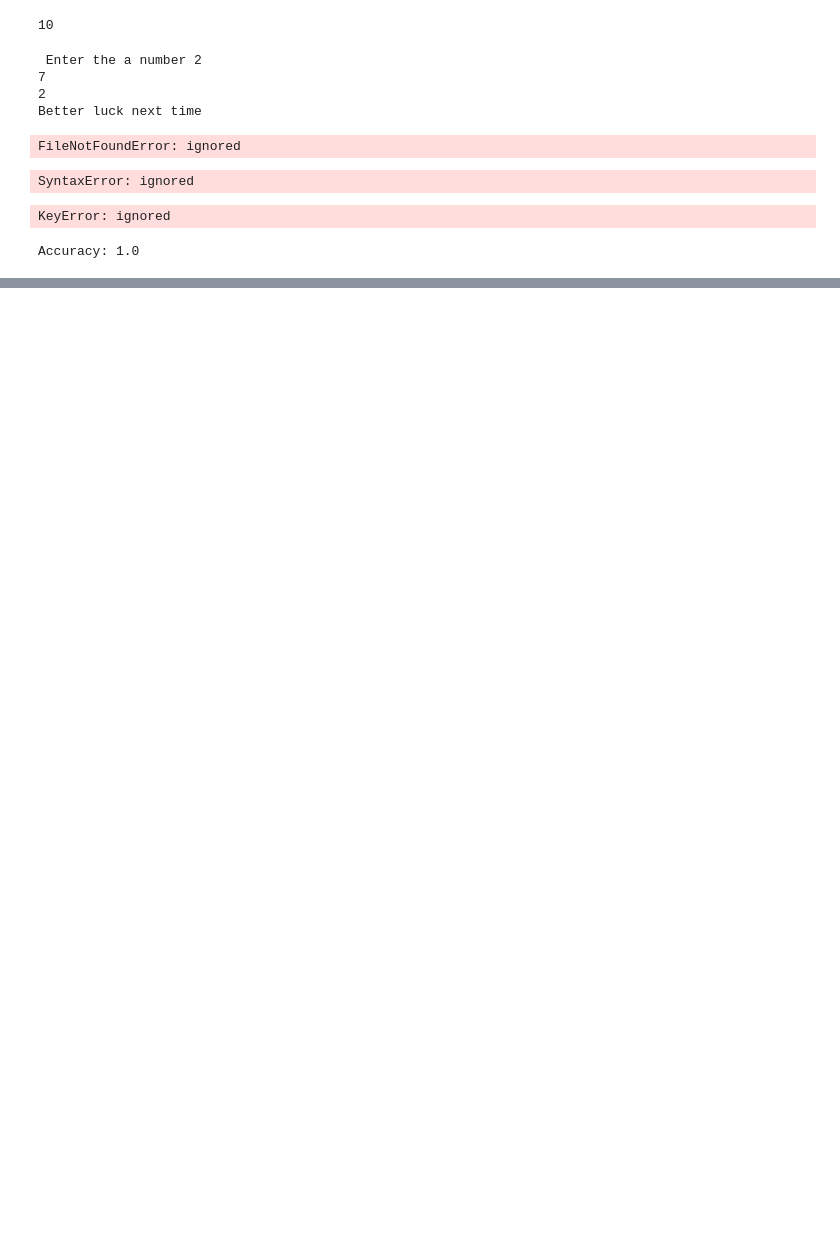
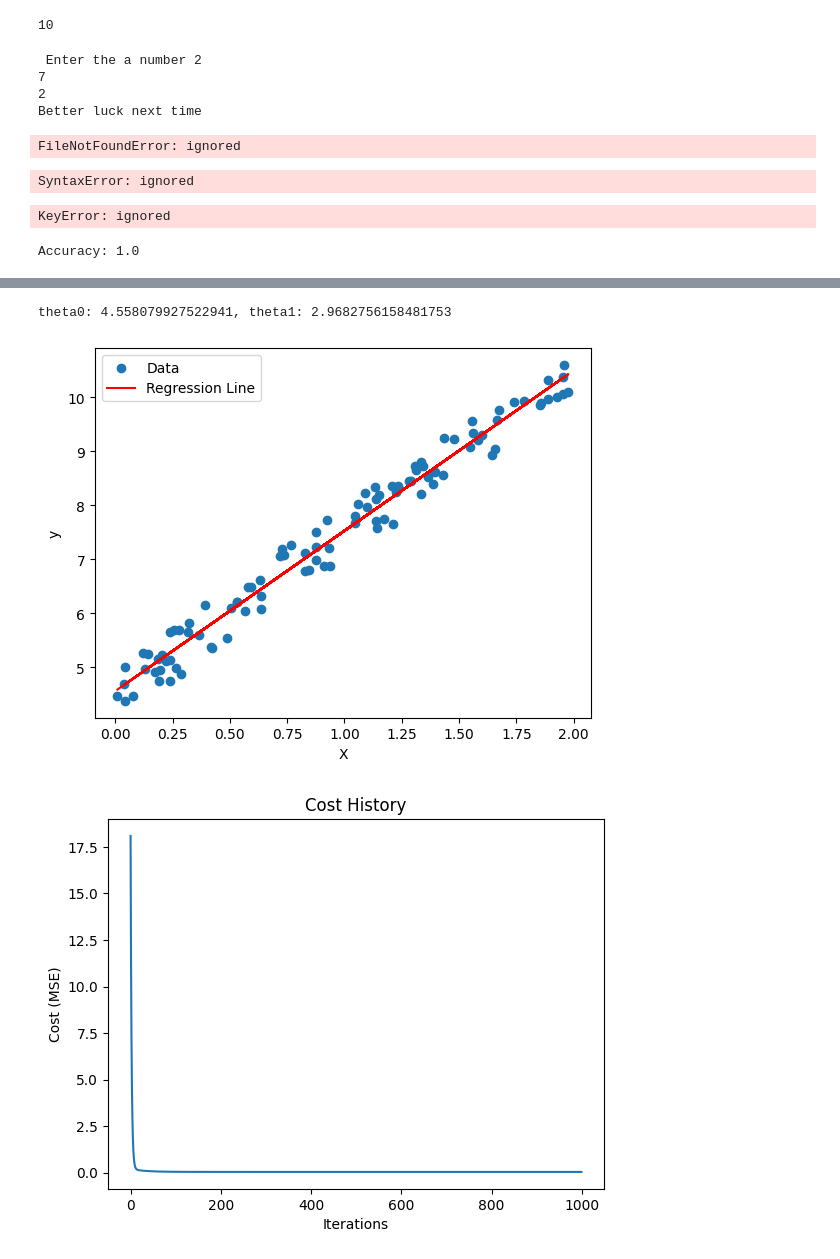
Before and after one commit to faheemdehalvi/dsa, a Jupyter notebook: first.ipynb, the cells around one changed output, grey strips where cells are left out. Saved outputs shown, nothing was run; the diff lists cells and outputs as text; code cells hidden in the pictures; blank space fills up the shorter version.

```diff
--- a/first.ipynb
+++ b/first.ipynb
@@ -687,0 +823,69 @@ plt.show()
+# %%
+import numpy as np
+import matplotlib.pyplot as plt
+
+# Generate a sample dataset
+np.random.seed(0)
+X = 2 * np.random.rand(100, 1)
+y = 4 + 3 * X + np.random.rand(100, 1)
+
+# Define the hypothesis function
+def hypothesis(theta0, theta1, x):
+    return theta0 + theta1 * x
+
+# Define the cost function (Mean Squared Error)
+def cost_function(theta0, theta1, X, y):
+    m = len(y)
+    predictions = hypothesis(theta0, theta1, X)
+    cost = (1 / (2 * m)) * np.sum((predictions - y) ** 2)
+    return cost
+
+# Define the gradient descent function
+def gradient_descent(theta0, theta1, X, y, alpha, num_iterations):
+    m = len(y)
+    cost_history = []
+
+    for _ in range(num_iterations):
+        predictions = hypothesis(theta0, theta1, X)
+        error0 = np.sum(predictions - y)
+        error1 = np.sum((predictions - y) * X)
+        theta0 -= (alpha / m) * error0
+        theta1 -= (alpha / m) * error1
+        cost = cost_function(theta0, theta1, X, y)
+        cost_history.append(cost)
+
+    return theta0, theta1, cost_history
+
+# Initialize parameters
+theta0 = 0
+theta1 = 0
+learning_rate = 0.1
+iterations = 1000
+
+# Perform gradient descent
+theta0, theta1, cost_history = gradient_descent(theta0, theta1, X, y, learning_rate, iterations)
+
+# Print the final parameters
+print(f"theta0: {theta0}, theta1: {theta1}")
+
+# Make predictions
+y_pred = hypothesis(theta0, theta1, X)
+
+# Plot the data and regression line
+plt.scatter(X, y, label='Data')
+plt.plot(X, y_pred, color='red', label='Regression Line')
+plt.xlabel('X')
+plt.ylabel('y')
+plt.legend()
+plt.show()
+
+# Plot the cost history
+plt.plot(range(iterations), cost_history)
+plt.xlabel('Iterations')
+plt.ylabel('Cost (MSE)')
+plt.title('Cost History')
+plt.show()
+# %% [output]
+theta0: 4.558079927522941, theta1: 2.9682756158481753
+[figure, added]
+[figure, added]
```
Also changed, not shown: parts of 8 cells of this notebook.
